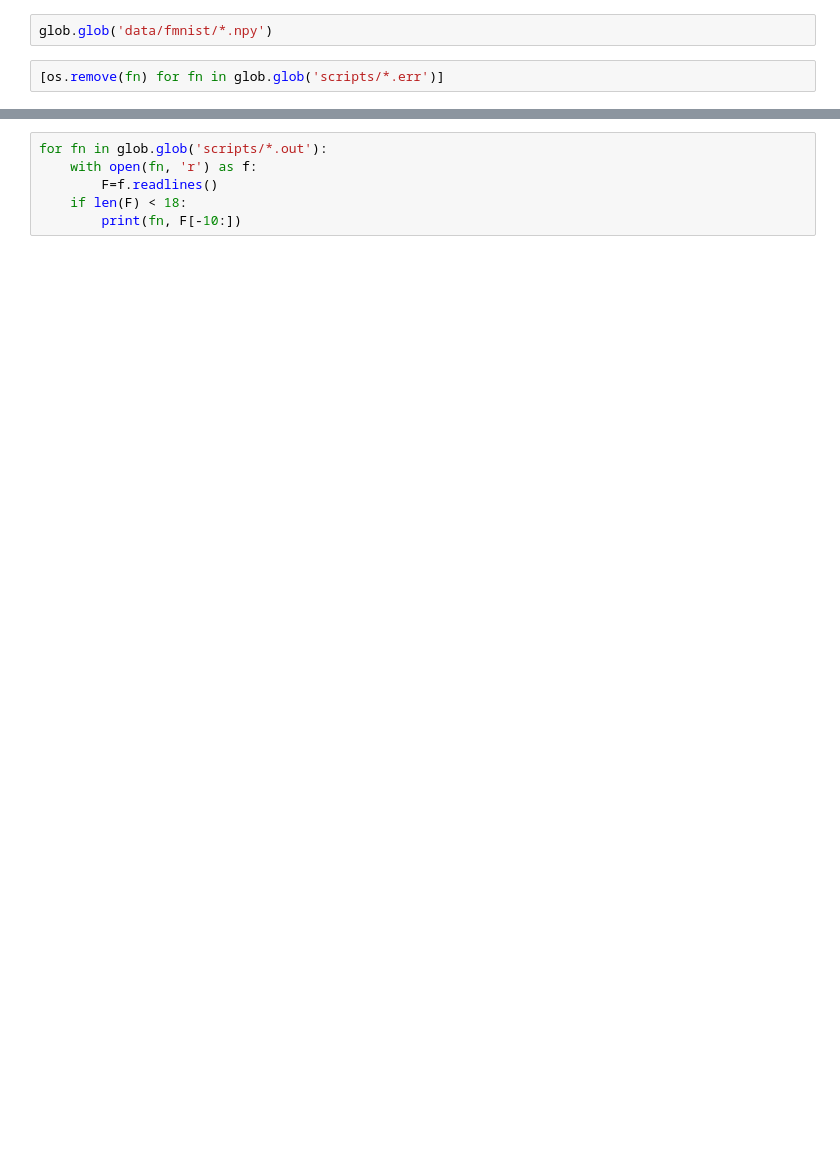
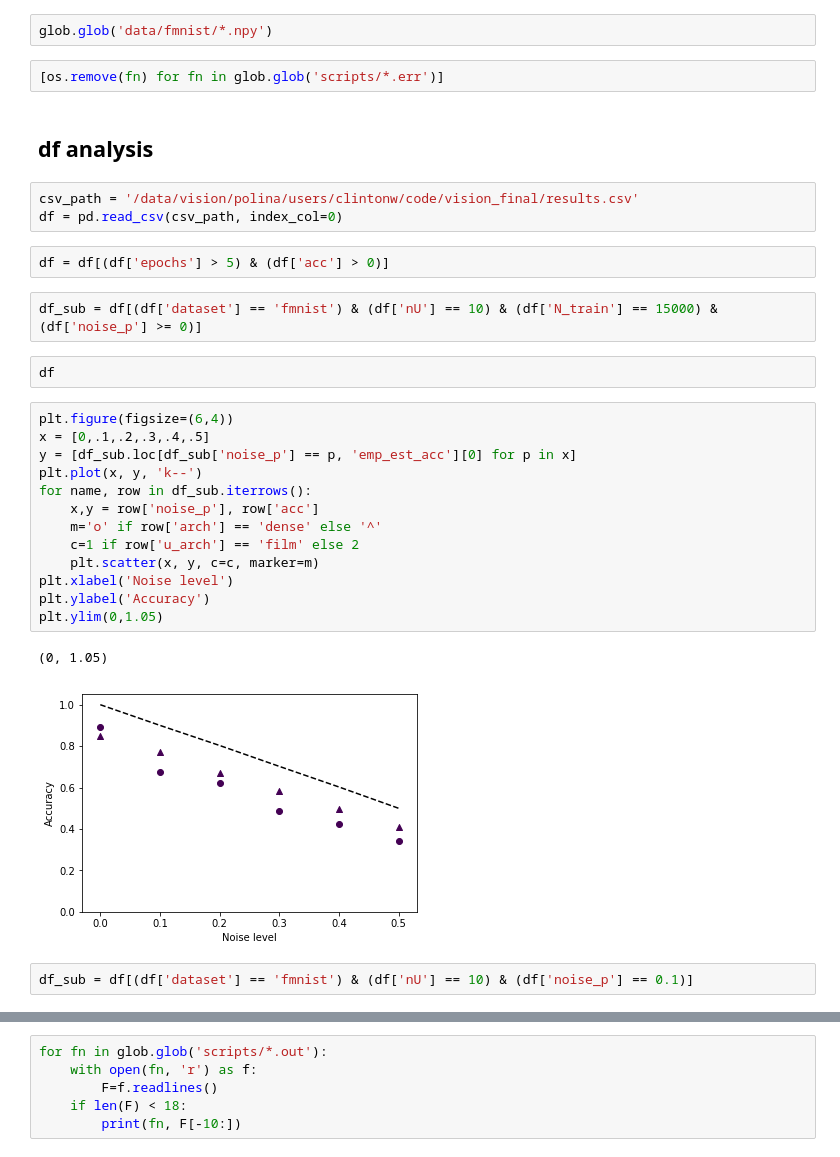
Before and after one commit to clintonjwang/conditional_nets, a Jupyter notebook: scratchpad.ipynb, the cells around one changed output, grey strips where cells are left out. Saved outputs shown, nothing was run; the diff lists cells and outputs as text; blank space fills up the shorter version.

Commit message:
plots

```diff
--- a/scratchpad.ipynb
+++ b/scratchpad.ipynb
@@ -76,3 +77,32 @@ util.clean_df()
 glob.glob('data/fmnist/*.npy')
 # %%
 [os.remove(fn) for fn in glob.glob('scripts/*.err')]
+# %% [markdown]
+## df analysis
+# %%
+csv_path = '/data/vision/polina/users/clintonw/code/vision_final/results.csv'
+df = pd.read_csv(csv_path, index_col=0)
+# %%
+df = df[(df['epochs'] > 5) & (df['acc'] > 0)]
+# %%
+df_sub = df[(df['dataset'] == 'fmnist') & (df['nU'] == 10) & (df['N_train'] == 15000) & (df['noise_p'] >= 0)]
+# %%
+df
+# %%
+plt.figure(figsize=(6,4))
+x = [0,.1,.2,.3,.4,.5]
+y = [df_sub.loc[df_sub['noise_p'] == p, 'emp_est_acc'][0] for p in x]
+plt.plot(x, y, 'k--')
+for name, row in df_sub.iterrows():
+    x,y = row['noise_p'], row['acc']
+    m='o' if row['arch'] == 'dense' else '^'
+    c=1 if row['u_arch'] == 'film' else 2
+    plt.scatter(x, y, c=c, marker=m)
+plt.xlabel('Noise level')
+plt.ylabel('Accuracy')
+plt.ylim(0,1.05)
+# %% [output]
+(0, 1.05)
+[figure, added]
+# %%
+df_sub = df[(df['dataset'] == 'fmnist') & (df['nU'] == 10) & (df['noise_p'] == 0.1)]
```
Also changed, not shown: parts of 35 cells of this notebook, 8 other files.
